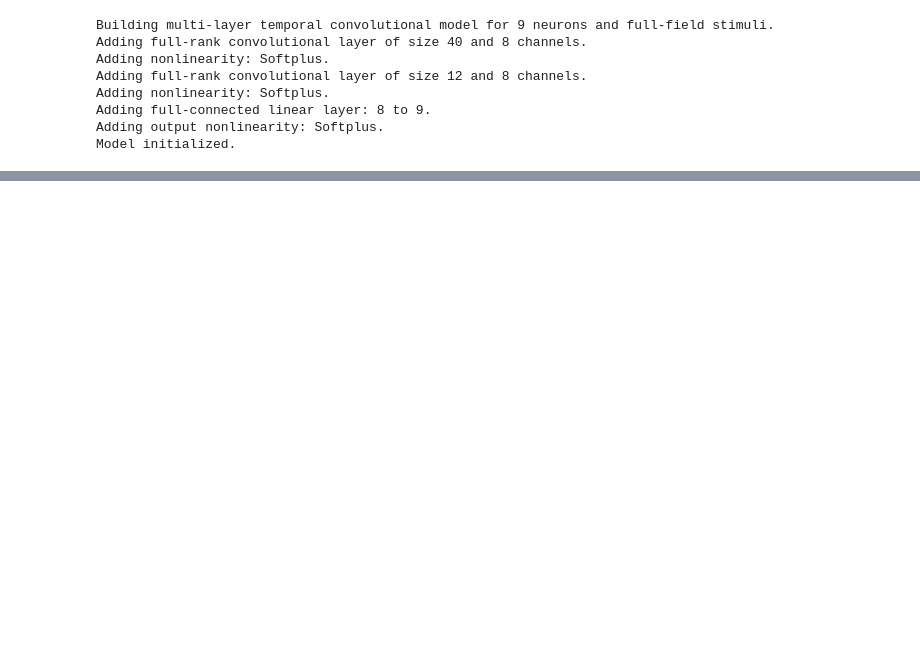
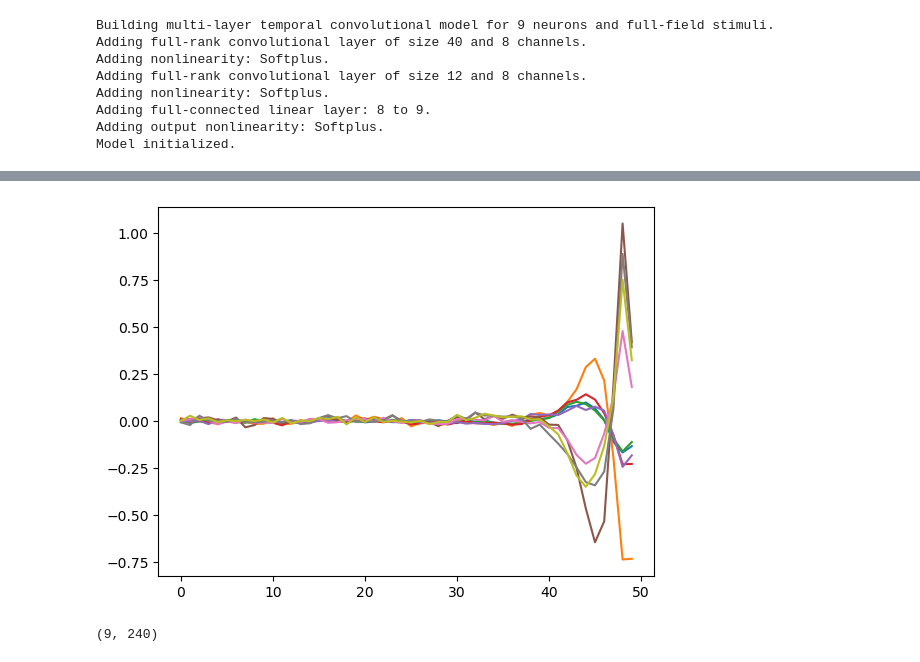
Before and after one commit to latimerk/adaptnn, a Jupyter notebook: test_simple_rgc.ipynb, the cells around one changed output, grey strips where cells are left out. Cells and saved outputs as stored; diff of their text form; code cells hidden in the pictures; blank space fills up the shorter version.

```diff
--- a/test_simple_rgc.ipynb
+++ b/test_simple_rgc.ipynb
@@ -33,0 +73,8 @@ X3,Y3 = model.predict_rpt(3)
+# %%
+plt.plot(b[:-1,:]);
+# %% [output]
+[figure, added]
+# %%
+Y1.shape
+# %% [output]
+(9, 240)
```
Also changed, not shown: parts of 8 cells of this notebook, 2 other files.
